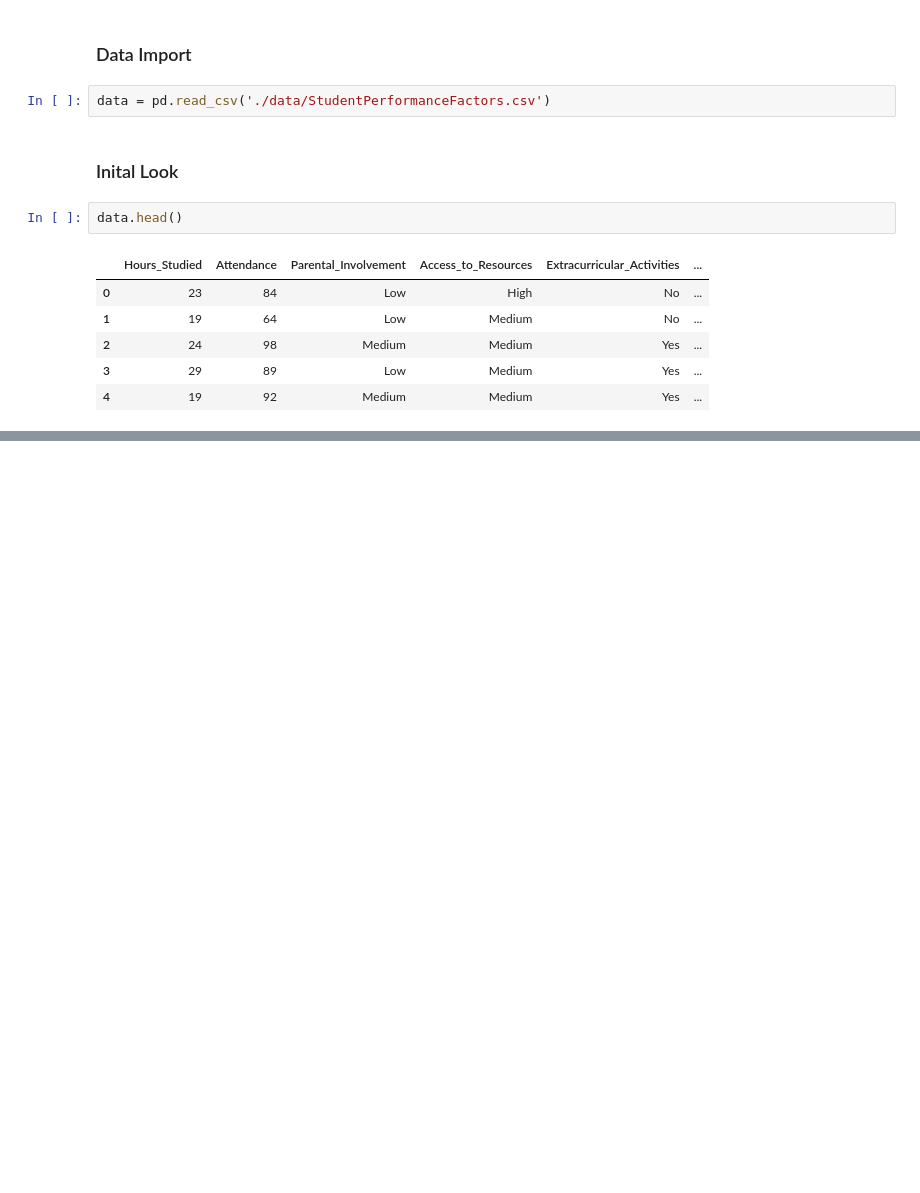
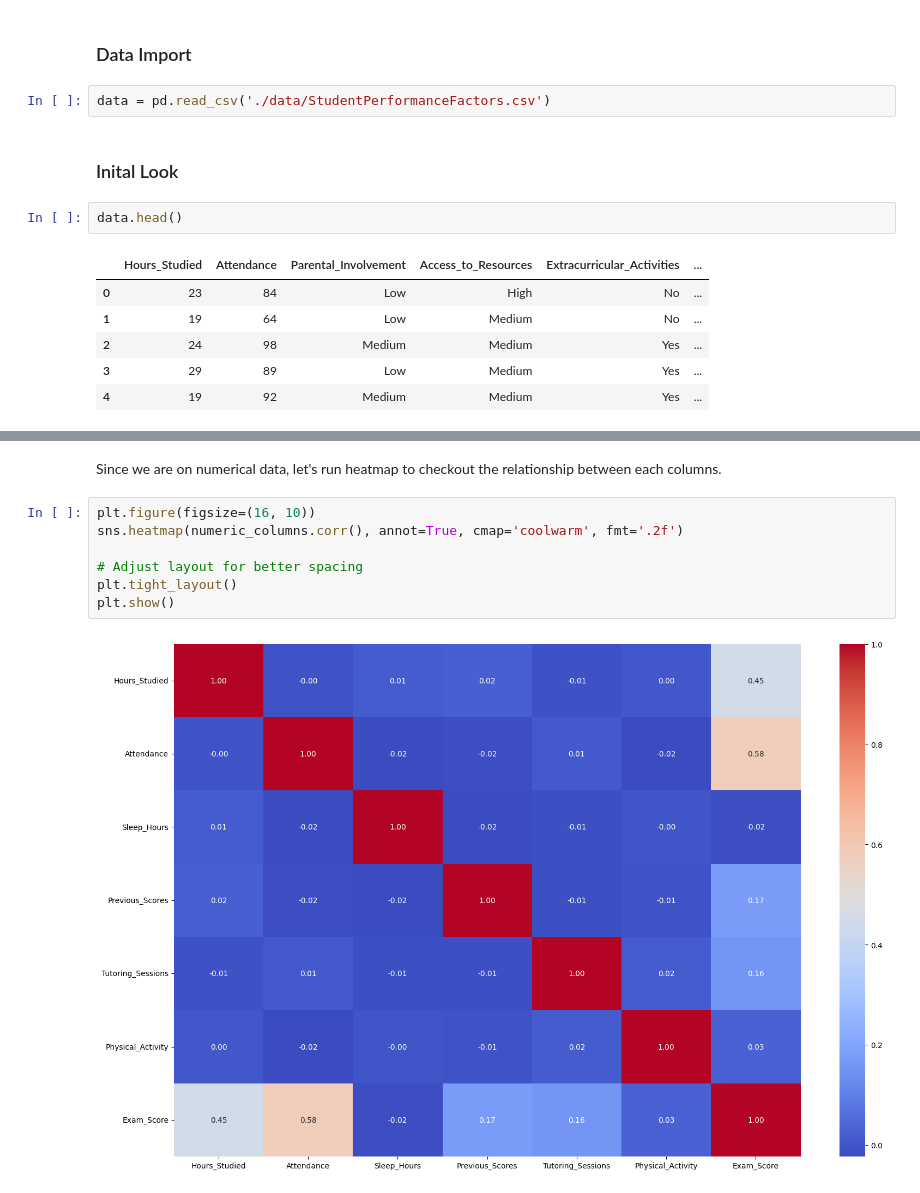
Before and after one commit to JudoboyAlex/student_performance_prediction, a Jupyter notebook: student_performance_prediction.ipynb, the cells around one changed output, grey strips where cells are left out. Saved outputs shown, nothing was run; the diff lists cells and outputs as text; blank space fills up the shorter version.

```diff
--- a/student_performance_prediction.ipynb
+++ b/student_performance_prediction.ipynb
@@ -42,0 +156,11 @@ data.head()
+# %% [markdown]
+Since we are on numerical data, let's run heatmap to checkout the relationship between each columns.
+# %%
+plt.figure(figsize=(16, 10))
+sns.heatmap(numeric_columns.corr(), annot=True, cmap='coolwarm', fmt='.2f')
+
+# Adjust layout for better spacing
+plt.tight_layout()
+plt.show()
+# %% [output]
+[figure, added]
```
Also changed, not shown: parts of 10 cells of this notebook.
